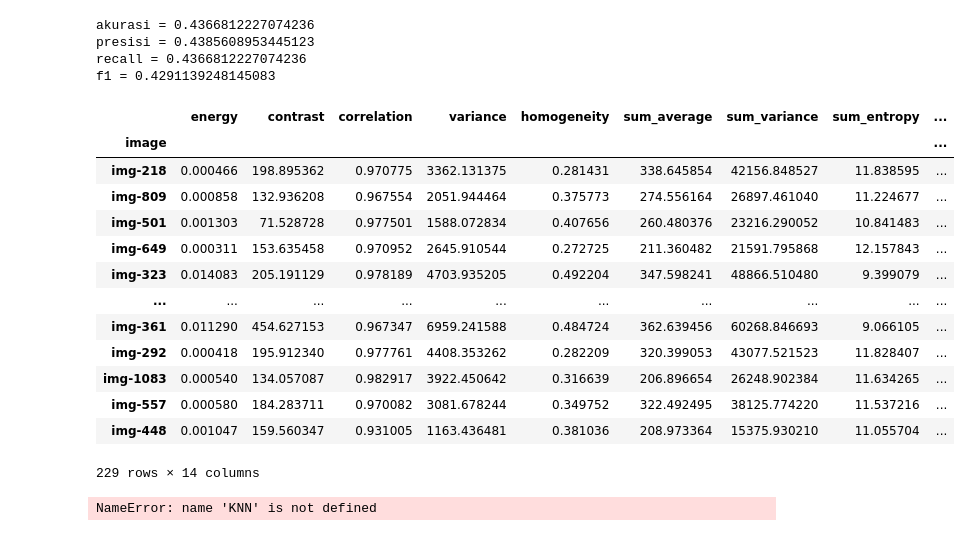
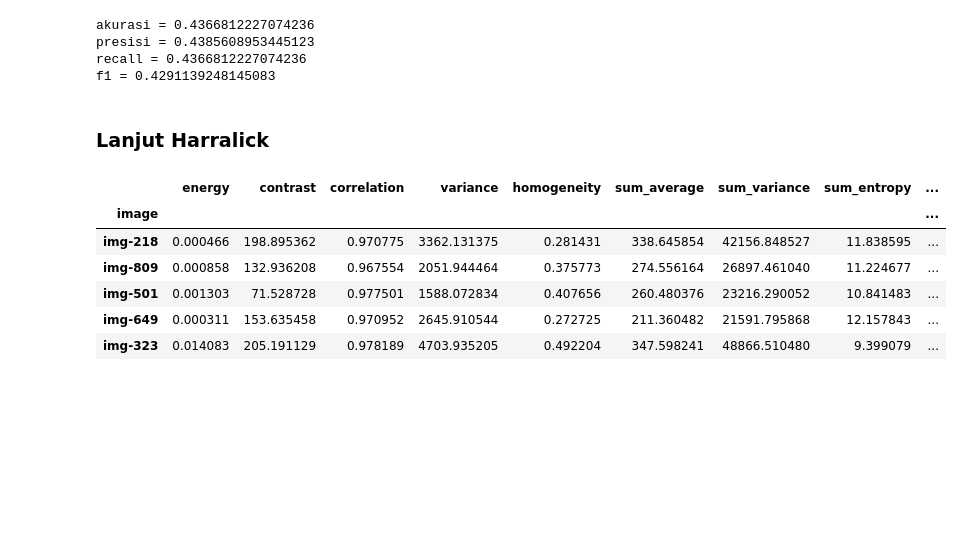
Before and after one commit to Bagusdevaa/Apple-Classfication-using-Harralick-and-KNN, a Jupyter notebook: harralick_classification.ipynb, the cells around one changed output. Saved outputs shown, nothing was run; the diff lists cells and outputs as text; code cells hidden in the pictures; blank space fills up the shorter version.

```diff
--- a/harralick_classification.ipynb
+++ b/harralick_classification.ipynb
@@ -100,74 +87,14 @@ for idx, new_point in X_test.iterrows():  # iterasi aman di DataFrame
-# %%
-## Persiapan data
-# Memisahkan label dengan fitur
-y = list_harralick_dfs[0]['label']
+# %% [markdown]
+### Lanjut Harralick
 # %%
 X_train, X_test, y_train, y_test = train_test_split(list_harralick_dfs[0].drop('label', axis=1), y, test_size=0.2, random_state=42)
 # %%
-X_test
+X_test.head()
 # %% [output]
 |  | energy | contrast | correlation | variance | homogeneity | sum_average | sum_variance | sum_entropy | ... |
 | image |  |  |  |  |  |  |  |  | ... |
 | img-218 | 0.000466 | 198.895362 | 0.970775 | 3362.131375 | 0.281431 | 338.645854 | 42156.848527 | 11.838595 | ... |
 | img-809 | 0.000858 | 132.936208 | 0.967554 | 2051.944464 | 0.375773 | 274.556164 | 26897.461040 | 11.224677 | ... |
 | img-501 | 0.001303 | 71.528728 | 0.977501 | 1588.072834 | 0.407656 | 260.480376 | 23216.290052 | 10.841483 | ... |
 | img-649 | 0.000311 | 153.635458 | 0.970952 | 2645.910544 | 0.272725 | 211.360482 | 21591.795868 | 12.157843 | ... |
 | img-323 | 0.014083 | 205.191129 | 0.978189 | 4703.935205 | 0.492204 | 347.598241 | 48866.510480 | 9.399079 | ... |
-| ... | ... | ... | ... | ... | ... | ... | ... | ... | ... |
-| img-361 | 0.011290 | 454.627153 | 0.967347 | 6959.241588 | 0.484724 | 362.639456 | 60268.846693 | 9.066105 | ... |
-| img-292 | 0.000418 | 195.912340 | 0.977761 | 4408.353262 | 0.282209 | 320.399053 | 43077.521523 | 11.828407 | ... |
-| img-1083 | 0.000540 | 134.057087 | 0.982917 | 3922.450642 | 0.316639 | 206.896654 | 26248.902384 | 11.634265 | ... |
-| img-557 | 0.000580 | 184.283711 | 0.970082 | 3081.678244 | 0.349752 | 322.492495 | 38125.774220 | 11.537216 | ... |
-| img-448 | 0.001047 | 159.560347 | 0.931005 | 1163.436481 | 0.381036 | 208.973364 | 15375.930210 | 11.055704 | ... |
-229 rows × 14 columns
-# %%
-# Inisialisasi list untuk menyimpan hasil evaluasi
-hasil_evaluasi = []
-
-# Looping pada setiap fitur dalam list_harralick_dfs
-for i, df in enumerate(list_harralick_dfs):
-    # Pisahkan data menjadi fitur (X) dan target (y)
-    X = df.drop('label', axis=1)
-    y = df['label']
-
-    # Pisahkan data menjadi training dan testing set
-    X_train, X_test, y_train, y_test = train_test_split(X, y, test_size=0.2, random_state=42)
-
-    # Inisialisasi list untuk menyimpan hasil evaluasi pada setiap fitur
-    hasil_fitur = []
-
-    # Looping pada variasi K dari 3 sampai 15
-    for k in range(3, 16):
-        # Buat model KNN dengan nilai K yang saat ini
-        knn = KNN(k=k)
-
-        # Latih model KNN pada data training
-        knn.fit(X_train, y_train)
-
-        # Prediksi target untuk setiap titik data testing
-        y_pred = []
-        for x in X_test.values:
-            y_pred.append(knn.predict(x))
-
-        # Evaluasi model KNN menggunakan metrik akurasi, presisi, recall, dan f1-score
-        akurasi = accuracy_score(y_test, y_pred)
-        presisi = precision_score(y_test, y_pred, average='weighted')
-        recall = recall_score(y_test, y_pred, average='weighted')
-        f1 = f1_score(y_test, y_pred, average='weighted')
-
-        # Simpan hasil evaluasi pada list
-        hasil_fitur.append({
-            'K': k,
-            'Akurasi': akurasi,
-            'Presisi': presisi,
-            'Recall': recall,
-            'F1-score': f1
-        })
-
-    # Simpan hasil evaluasi pada list utama
-    hasil_evaluasi.append({
-        'Fitur': i,
-        'Hasil Evaluasi': hasil_fitur
-    })
-# %% [output]
-NameError: name 'KNN' is not defined
```
Also changed, not shown: parts of 9 cells of this notebook, 6 other files.
